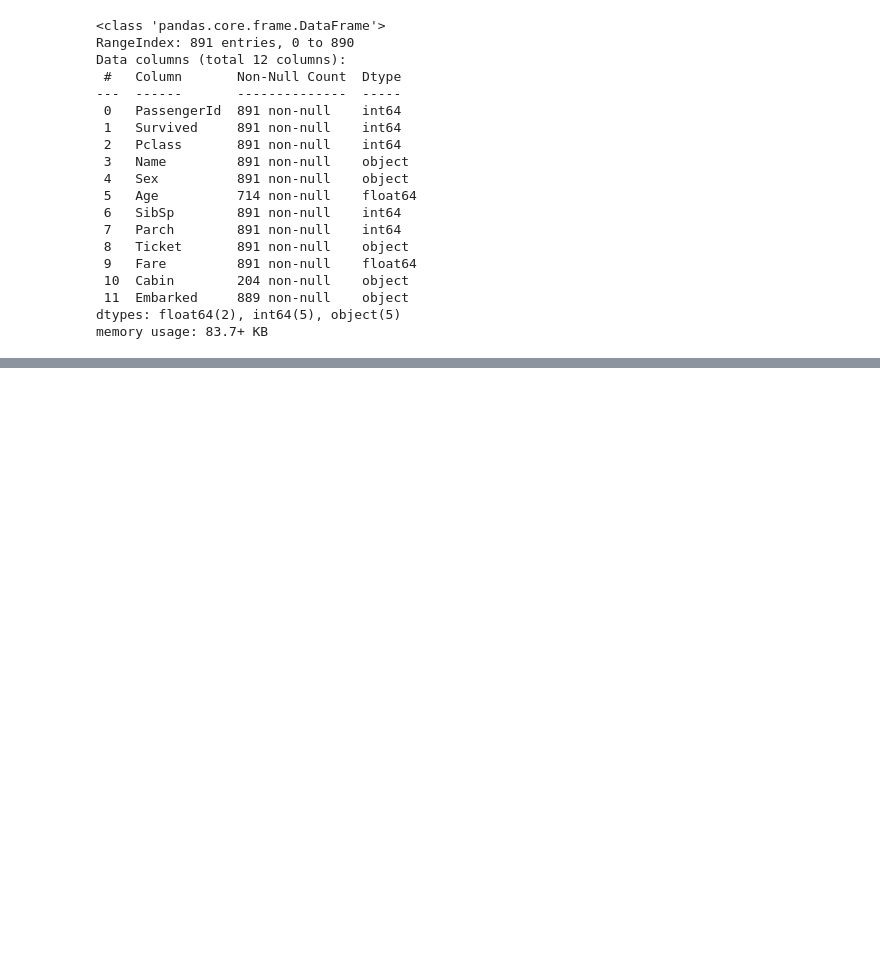
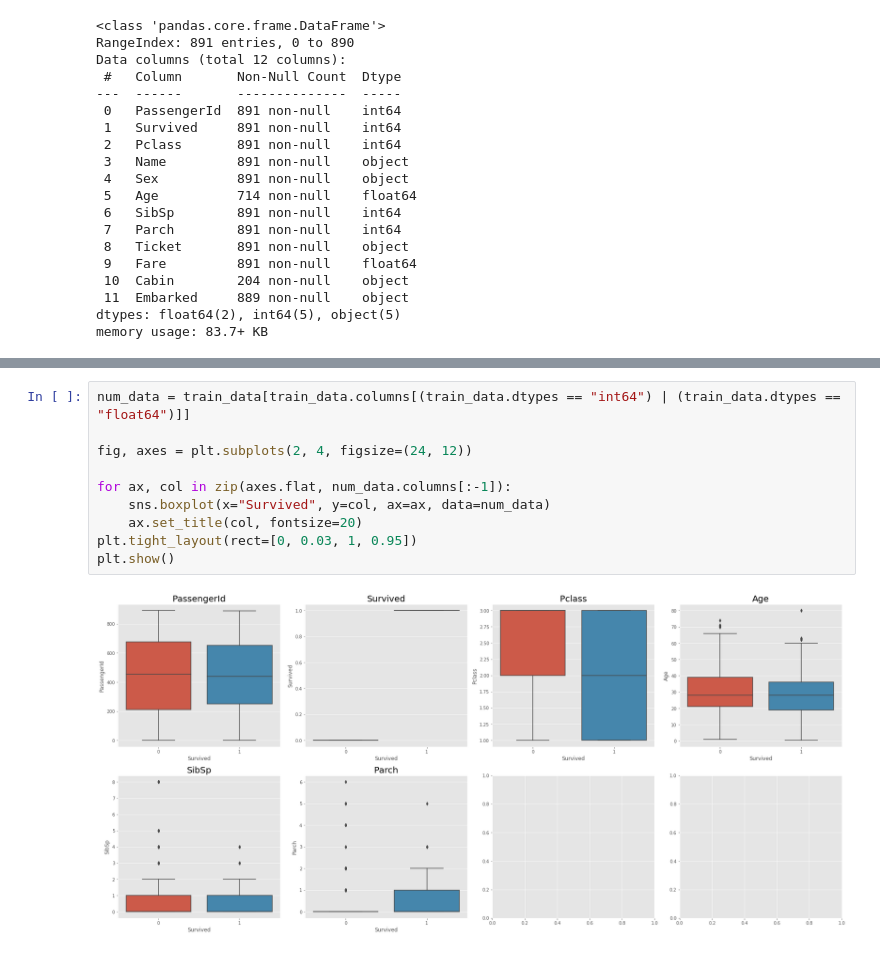
Before and after one commit to ozingmw/Hands-On_ML_Repo, a Jupyter notebook: titanic_up.ipynb, the cells around one changed output, grey strips where cells are left out. Saved outputs shown, nothing was run; the diff lists cells and outputs as text; blank space fills up the shorter version.

```diff
--- a/titanic_up.ipynb
+++ b/titanic_up.ipynb
@@ -85,0 +89,12 @@ TypeError: boolean value of NA is ambiguous
+# %%
+num_data = train_data[train_data.columns[(train_data.dtypes == "int64") | (train_data.dtypes == "float64")]]
+
+fig, axes = plt.subplots(2, 4, figsize=(24, 12))
+
+for ax, col in zip(axes.flat, num_data.columns[:-1]):
+    sns.boxplot(x="Survived", y=col, ax=ax, data=num_data)
+    ax.set_title(col, fontsize=20)
+plt.tight_layout(rect=[0, 0.03, 1, 0.95])
+plt.show()
+# %% [output]
+[figure, added]
```
Also changed, not shown: parts of 9 cells of this notebook.
